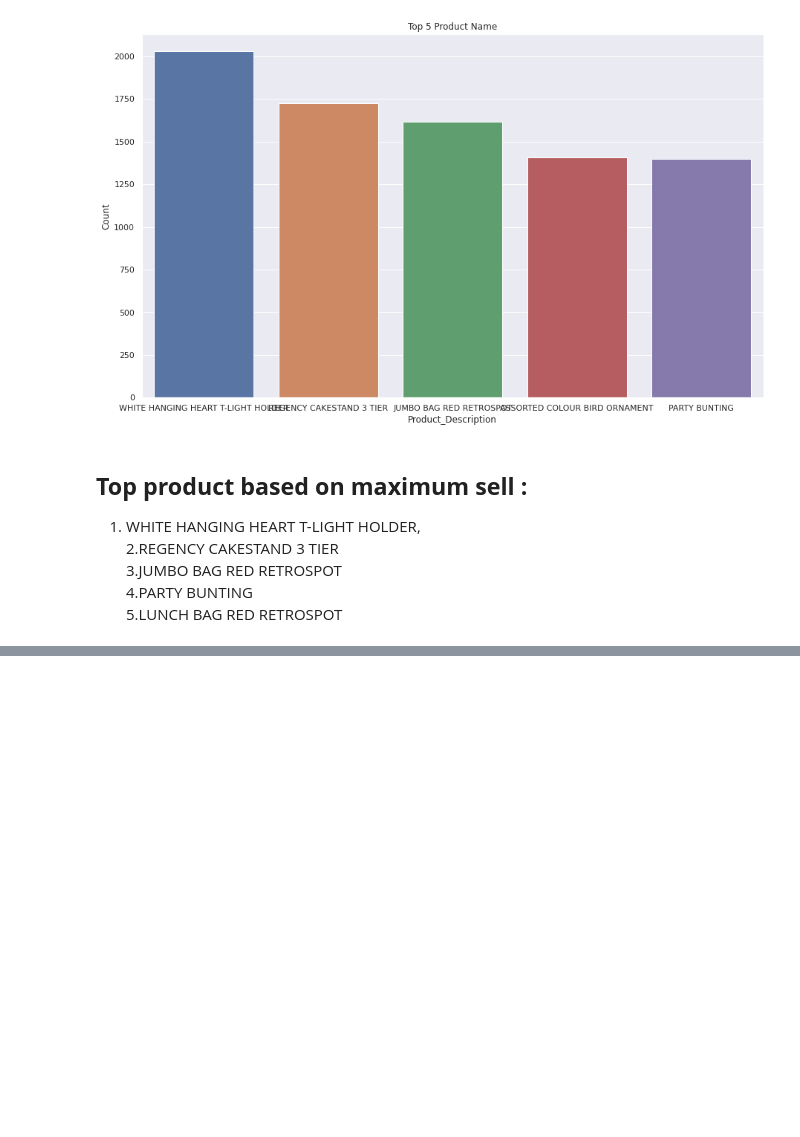
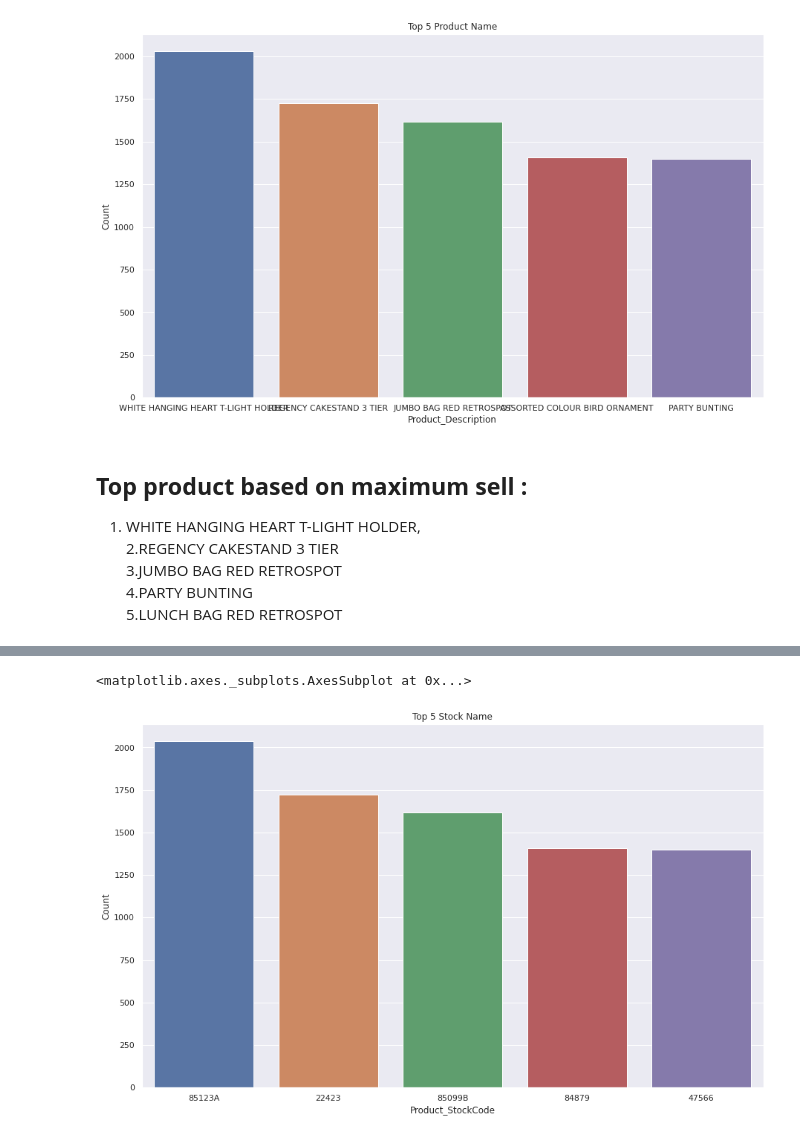
Before and after one commit to atif2786/Online-Retail-Customer-Segmentation., a Jupyter notebook: Online_Retail_Customer_Segmentation.ipynb, the cells around one changed output, grey strips where cells are left out. Saved outputs shown, nothing was run; the diff lists cells and outputs as text; code cells hidden in the pictures; blank space fills up the shorter version.

```diff
--- a/Online_Retail_Customer_Segmentation.ipynb
+++ b/Online_Retail_Customer_Segmentation.ipynb
@@ -243,0 +258,5 @@ sns.barplot(x='Product_Description',y='Count',data=Description_df[:5])
+# %%
+StockCode_df=orcs['StockCode'].value_counts().reset_index()
+StockCode_df.rename(columns={'index': 'Product_StockCode'}, inplace=True)
+StockCode_df.rename(columns={'StockCode': 'Count'}, inplace=True)
+StockCode_df.head()
@@ -243,0 +279,7 @@ sns.barplot(x='Product_Description',y='Count',data=Description_df[:5])
+# %%
+plt.figure(figsize=(15,9))
+plt.title('Top 5 Stock Name')
+sns.barplot(x='Product_StockCode',y='Count',data=StockCode_df[:5])
+# %% [output]
+<matplotlib.axes._subplots.AxesSubplot at 0x...>
+[figure, added]
```
Also changed, not shown: parts of 11 cells of this notebook.
